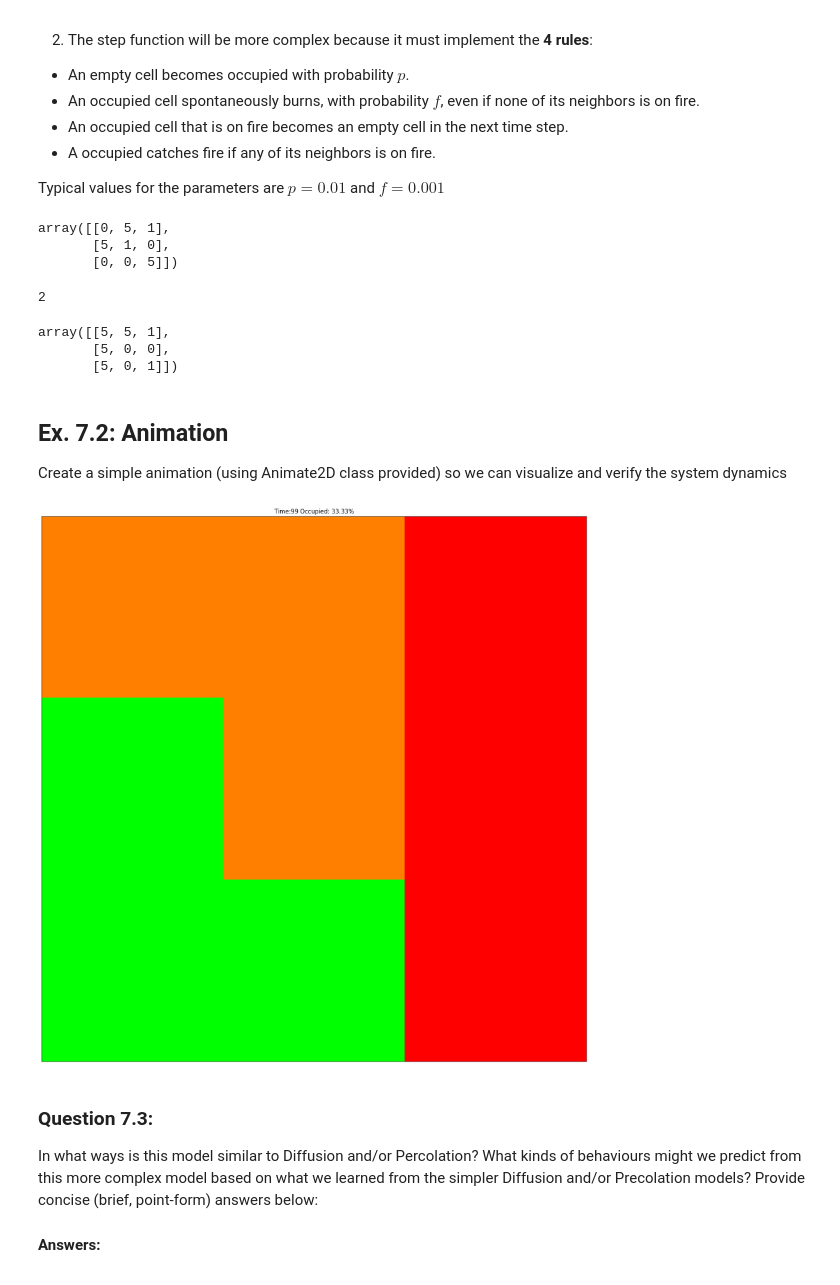
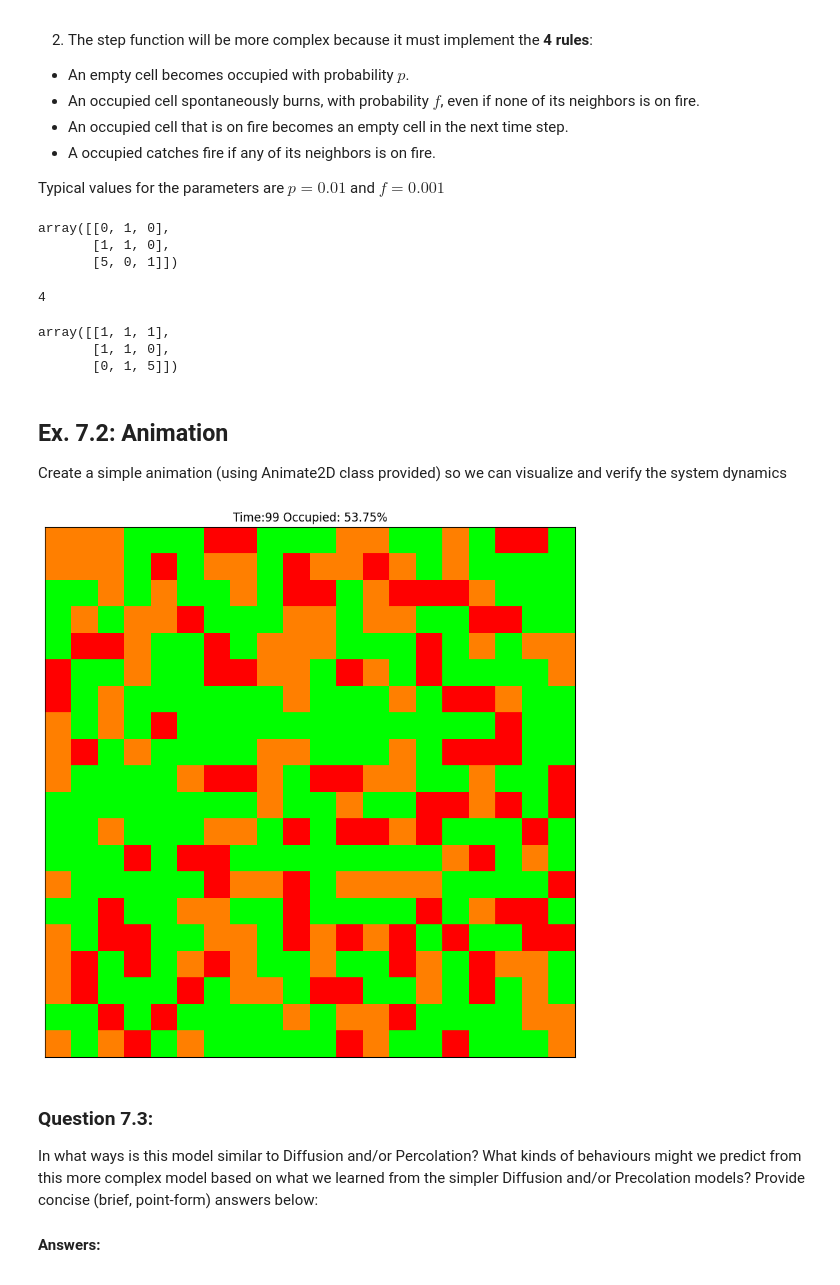
Before and after one commit to PeterSpitz/cap-comp215, a Jupyter notebook: labs/lab07-10-fire.ipynb, the cells around one changed output. Cells and saved outputs as stored; diff of their text form; code cells hidden in the pictures.

```diff
--- a/labs/lab07-10-fire.ipynb
+++ b/labs/lab07-10-fire.ipynb
@@ -175,9 +175,9 @@ class ForestFire:
         fire = np.array(fire, dtype=bool) #bool array of new fires
         self.state[fire] = self.FIRE
 
-        self.state += ~fire * ((temp == self.OCCUPIED) * np.random.choice(np.array([0,4]), size = (self.n,self.n), replace = True , p = [self.f, 1-self.f]))
+        self.state += ~fire * ((temp == self.OCCUPIED) * np.random.choice(np.array([0,4]), size = (self.n,self.n), replace = True , p = [1-self.f, self.f]))
 
-        self.state += ((temp == self.EMPTY) * np.random.choice(np.array([0,1]), size = (self.n,self.n), replace = True , p = [self.p, 1-self.p]))
+        self.state += ((temp == self.EMPTY) * np.random.choice(np.array([0,1]), size = (self.n,self.n), replace = True , p = [1-self.p, self.p]))
 
         #use backup to remove previous fires
         self.state[temp == self.FIRE] = self.EMPTY
@@ -214,29 +214,32 @@ m.state = np.array([             # set the state matrix to a known value for tes
 pprint(m.state)
 m.num_occupied()
 # %% [output]
-array([[0, 5, 1],
-       [5, 1, 0],
-       [0, 0, 5]])
+array([[0, 1, 0],
+       [1, 1, 0],
+       [5, 0, 1]])
-2
+4
 # %%
 m.step()                          # test the method you are working on and print some useful indicator
 pprint(m.state)
 # %% [output]
-array([[5, 5, 1],
-       [5, 0, 0],
-       [5, 0, 1]])
+array([[1, 1, 1],
+       [1, 1, 0],
+       [0, 1, 5]])
 # %% [markdown]
 ## Ex. 7.2: Animation
 Create a simple animation (using Animate2D class provided) so we can visualize and verify the system dynamics
 # %%
 # Ex. 7.2 here
 #  Suggestions: use a small grid (e.g., 20x20)  and
 #               a short animation (100 frames) with interval=0.3, to slow it down so you can inspect its behaviour
 
-test = Animation2D(m, frames=100, steps_per_frame=1, figsize=(20, 20))
+m = ForestFire(20, p=0.5, f=0.2)
+m.state = np.zeros((20,20))
+
+test = Animation2D(m, frames=100, steps_per_frame=1, figsize=(10, 10))
 test.animate(0.3)
 # %% [output]
-[figure, old version]
+[figure, new version]
 # %% [markdown]
 ### Question 7.3:
 In what ways is this model similar to Diffusion and/or Percolation?
```
Also changed, not shown: parts of 1 cell of this notebook.
